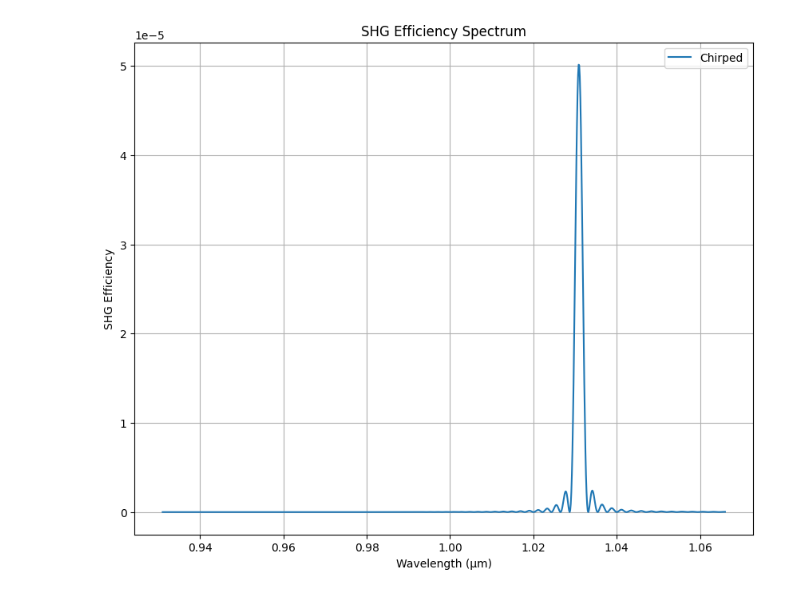
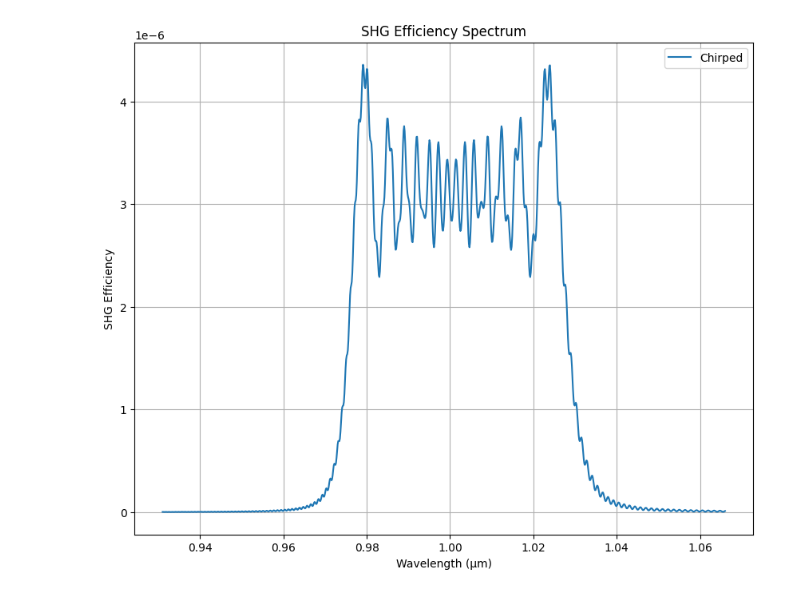
Before and after one commit to Xo1otl/mictlan, a Jupyter notebook: research/syuron/examples/shg.ipynb, the cells around one changed output. Cells and saved outputs as stored; diff of their text form; code cells hidden in the pictures.

```diff
--- a/research/syuron/examples/shg.ipynb
+++ b/research/syuron/examples/shg.ipynb
@@ -3,35 +3,35 @@ from syuron import shg
 from syuron import mgoslt
 from syuron import pp
 import jax.numpy as jnp
 import matplotlib.pyplot as plt
 
 
 chirped_stack_dim = pp.chirped(600, [3.6], 1.031E-05, [0.0001])
 random_stack_dim = pp.random(100, 101, 1.031E-05, 3.4, 3.6)
 fixed_stack_dim = pp.fixed(300, [3.6], 1.031E-05)
 
 wavelength_dim = jnp.linspace(0.931, 1.066, 1000).tolist()
 
 params = shg.Params(
-    domain_stack_dim=fixed_stack_dim,
+    domain_stack_dim=chirped_stack_dim,
     T_dim=70,
     wavelength_dim=wavelength_dim,
     fund_power_dim=1,
     sh_power_dim=0,
 )
 
 eff_tensor = mgoslt.analyze(params)
 
 plt.figure(figsize=(10, 8))
 plt.plot(wavelength_dim, eff_tensor[0, 0, :, 0, 0], label="Chirped")
 plt.xlabel("Wavelength (μm)")
 plt.ylabel("SHG Efficiency")
 plt.title("SHG Efficiency Spectrum")
 plt.legend()
 plt.grid(True)
 plt.show()
 # %% [output]
-[figure, old version]
+[figure, new version]
 # %%
 from syuron import shg
 import jax.numpy as jnp
```
Also changed, not shown: parts of 1 cell of this notebook, 22 other files.
